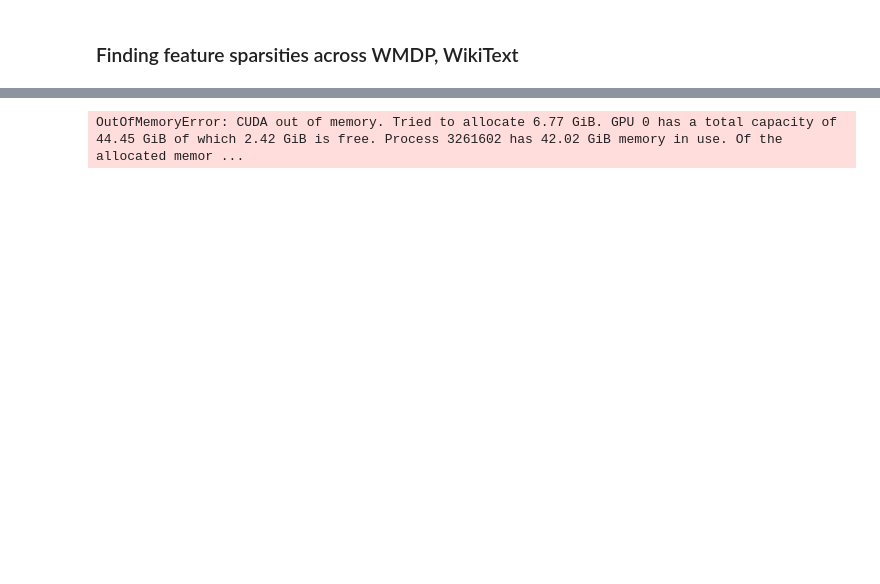
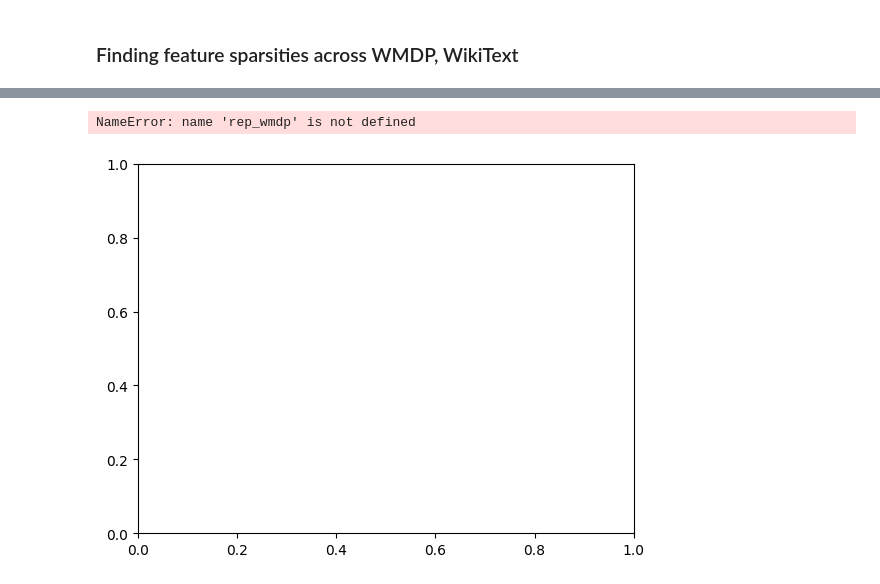
Before and after one commit to Aaquib111/sae-editing, a Jupyter notebook: experiments/sae_unlearning_replication.ipynb, the cells around one changed output, grey strips where cells are left out. Saved outputs shown, nothing was run; the diff lists cells and outputs as text; code cells hidden in the pictures; blank space fills up the shorter version.

```diff
--- a/experiments/sae_unlearning_replication.ipynb
+++ b/experiments/sae_unlearning_replication.ipynb
@@ -185,2 +191,4 @@ wiki_toks = einops.rearrange(wiki_toks, '1 (b l) -> b l', l=50)
+# %%
+mcq_mmlu = mcq_mmlu[mcq_mmlu['prompt_tok_len'] < 600].reset_index(drop=True)
 # %%
 sae, cfg_dict, sparsity = SAE.from_pretrained(
@@ -192,10 +212,16 @@ sae, cfg_dict, sparsity = SAE.from_pretrained(
 import gc
 
 wmdp_toks = tokenizer(rep_wmdp['prompt'].tolist(), padding=True, add_special_tokens=False, return_tensors='pt')['input_ids']
+mmlu_toks = tokenizer(mcq_mmlu['prompt'].tolist(), padding=True, add_special_tokens=False, return_tensors='pt')['input_ids']
 model.eval()
 rep_wmdp['pred'] = None
 N = 10
+
 wmdp_feat_act_hist = torch.zeros(sae.cfg.d_sae, device='cuda')
+
+torch.cuda.empty_cache()
+gc.collect()
+
 with torch.no_grad():
     for i in tqdm(range(0, len(wmdp_toks), N)):
         _, wmdp_cache = model.run_with_cache(
@@ -211,20 +237,18 @@ with torch.no_grad():
         wmdp_feat_act_hist += sae_feats.sum(dim=1).sum(dim=0)
         break
 
-wiki_feat_act_hist = torch.zeros(sae.cfg.d_sae, device='cuda')
+mmlu_feat_act_hist = torch.zeros(sae.cfg.d_sae, device='cuda')
 with torch.no_grad():
-    for i in tqdm(range(0, len(wiki_toks), N)):
-        _, wiki_cache = model.run_with_cache(
-            wiki_toks[i:i+N],
+    for i in tqdm(range(0, len(mmlu_toks), N)):
+        _, mmlu_cache = model.run_with_cache(
+            mmlu_toks[i:i+N],
             names_filter=[sae.cfg.hook_name]
         )
-        sae_feats = sae.encode(wiki_cache[sae.cfg.hook_name])
-        del wiki_cache
+        sae_feats = sae.encode(mmlu_cache[sae.cfg.hook_name])
+        del mmlu_cache
         torch.cuda.empty_cache()
         gc.collect()
         sae_feats[sae_feats > 0] = 1
         sae_feats[sae_feats < 0] = 0
-        wiki_feat_act_hist += sae_feats.sum(dim=1).sum(dim=0)
+        mmlu_feat_act_hist += sae_feats.sum(dim=1).sum(dim=0)
         break
-# %% [output]
-OutOfMemoryError: CUDA out of memory. Tried to allocate 6.77 GiB. GPU 0 has a total capacity of 44.45 GiB of which 2.42 GiB is free. Process 3261602 has 42.02 GiB memory in use. Of the allocated memor ...
@@ -231,7 +260,16 @@ OutOfMemoryError: CUDA out of memory. Tried to allocate 6.77 GiB. GPU 0 has a to
+# %%
+# load
+wmdp_feat_act_hist = torch.load('wmdp_feat_act_hist.pt')
+mmlu_feat_act_hist = torch.load('mmlu_feat_act_hist.pt')
 # %%
 import matplotlib.pyplot as plt
 
-plt.scatter(wmdp_feat_act_hist.cpu().numpy(), wiki_feat_act_hist.cpu().numpy())
+fig = plt.figure()
+ax = fig.add_subplot(111)
+plt.scatter(wmdp_feat_act_hist.cpu().numpy() / rep_wmdp['prompt_tok_len'].sum(), mmlu_feat_act_hist.cpu().numpy() / mcq_mmlu['prompt_tok_len'].sum())
 plt.xlabel("WMDP")
 plt.ylabel("Wiki")
 plt.show()
+# %% [output]
+NameError: name 'rep_wmdp' is not defined
+[figure, added]
```
Also changed, not shown: parts of 22 cells of this notebook, 7 other files.
